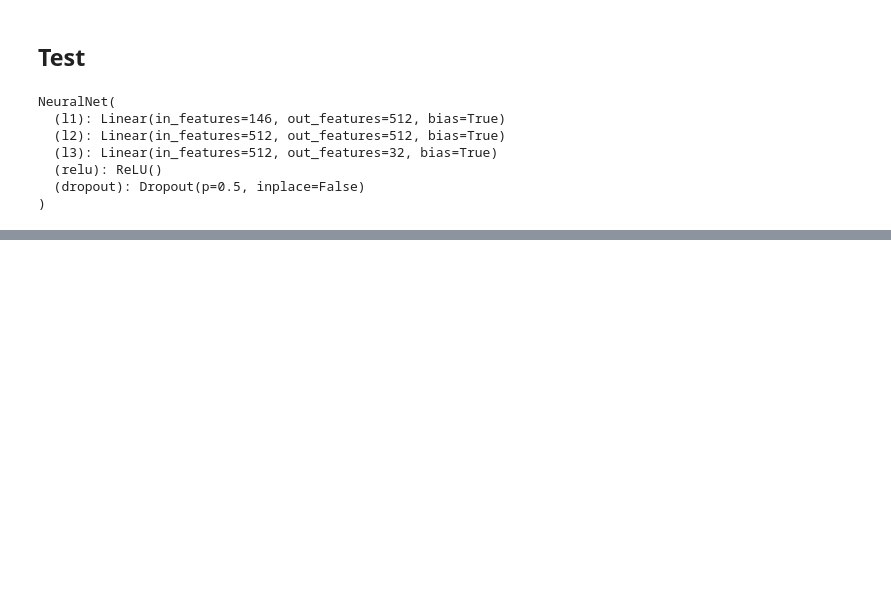
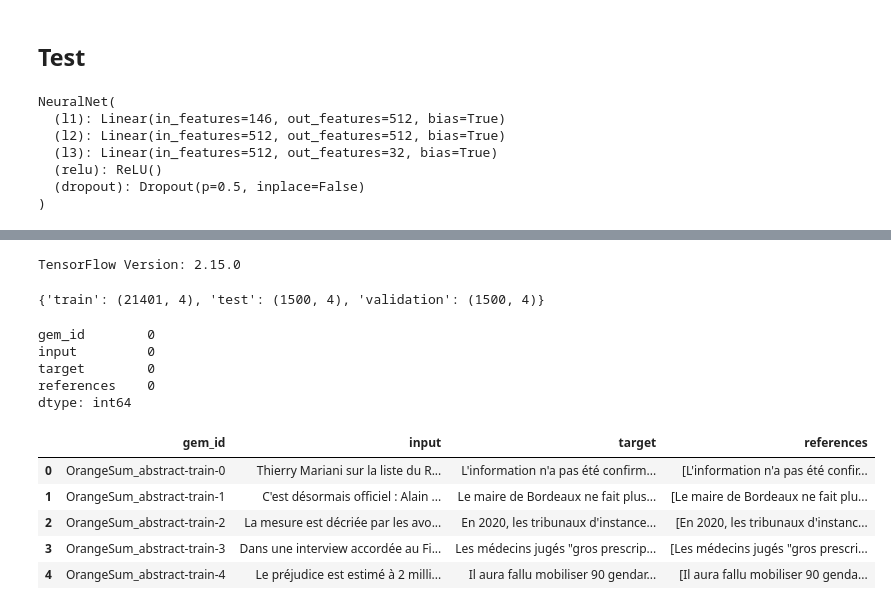
Before and after one commit to NadaManai/Tunisie-Telecom-Sentiment-Analysis-AI-Chatbot, a Jupyter notebook: ChatBot/ChatBot.ipynb, the cells around one changed output, grey strips where cells are left out. Drawn from its saved outputs; the diff is of its cells as text; code cells hidden in the pictures; blank space fills up the shorter version.

```diff
--- a/ChatBot/ChatBot.ipynb
+++ b/ChatBot/ChatBot.ipynb
@@ -568,0 +691,18 @@ KeyboardInterrupt: Interrupted by user
+# %%
+from datasets import load_dataset
+
+dataset_orangesum = load_dataset("GEM/OrangeSum", "abstract") # we can also specify "title" to obtain pairs of text-title
+#dataset_xlsum = load_dataset("csebuetnlp/xlsum", "french")
+#dataset_mlsum = load_dataset("mlsum", "fr")
+# %%
+import pandas as pd
+import numpy as np
+import tensorflow as tf
+import re
+from nltk.corpus import stopwords
+import time
+from tensorflow.python.layers.core import Dense
+from tensorflow.python.ops.rnn_cell_impl import _zero_state_tensors
+print('TensorFlow Version: {}'.format(tf.__version__))
+# %% [output]
+TensorFlow Version: 2.15.0
@@ -568,0 +743,25 @@ KeyboardInterrupt: Interrupted by user
+# %%
+dataset_orangesum.shape
+# %% [output]
+{'train': (21401, 4), 'test': (1500, 4), 'validation': (1500, 4)}
+# %%
+df_test_OS = pd.DataFrame(dataset_orangesum['test'])
+df_train_OS = pd.DataFrame(dataset_orangesum['train'])
+df_validation_OS = pd.DataFrame(dataset_orangesum['validation'])
+
+df_train_OS.isnull().sum()
+# %% [output]
+gem_id        0
+input         0
+target        0
+references    0
+dtype: int64
+# %%
+df_train_OS.head()
+# %% [output]
+|  | gem_id | input | target | references |
+| 0 | OrangeSum_abstract-train-0 | Thierry Mariani sur la liste du R... | L'information n'a pas été confirm... | [L'information n'a pas été confir... |
+| 1 | OrangeSum_abstract-train-1 | C'est désormais officiel : Alain ... | Le maire de Bordeaux ne fait plus... | [Le maire de Bordeaux ne fait plu... |
+| 2 | OrangeSum_abstract-train-2 | La mesure est décriée par les avo... | En 2020, les tribunaux d'instance... | [En 2020, les tribunaux d'instanc... |
+| 3 | OrangeSum_abstract-train-3 | Dans une interview accordée au Fi... | Les médecins jugés "gros prescrip... | [Les médecins jugés "gros prescri... |
+| 4 | OrangeSum_abstract-train-4 | Le préjudice est estimé à 2 milli... | Il aura fallu mobiliser 90 gendar... | [Il aura fallu mobiliser 90 genda... |
```
Also changed, not shown: parts of 42 cells of this notebook.
